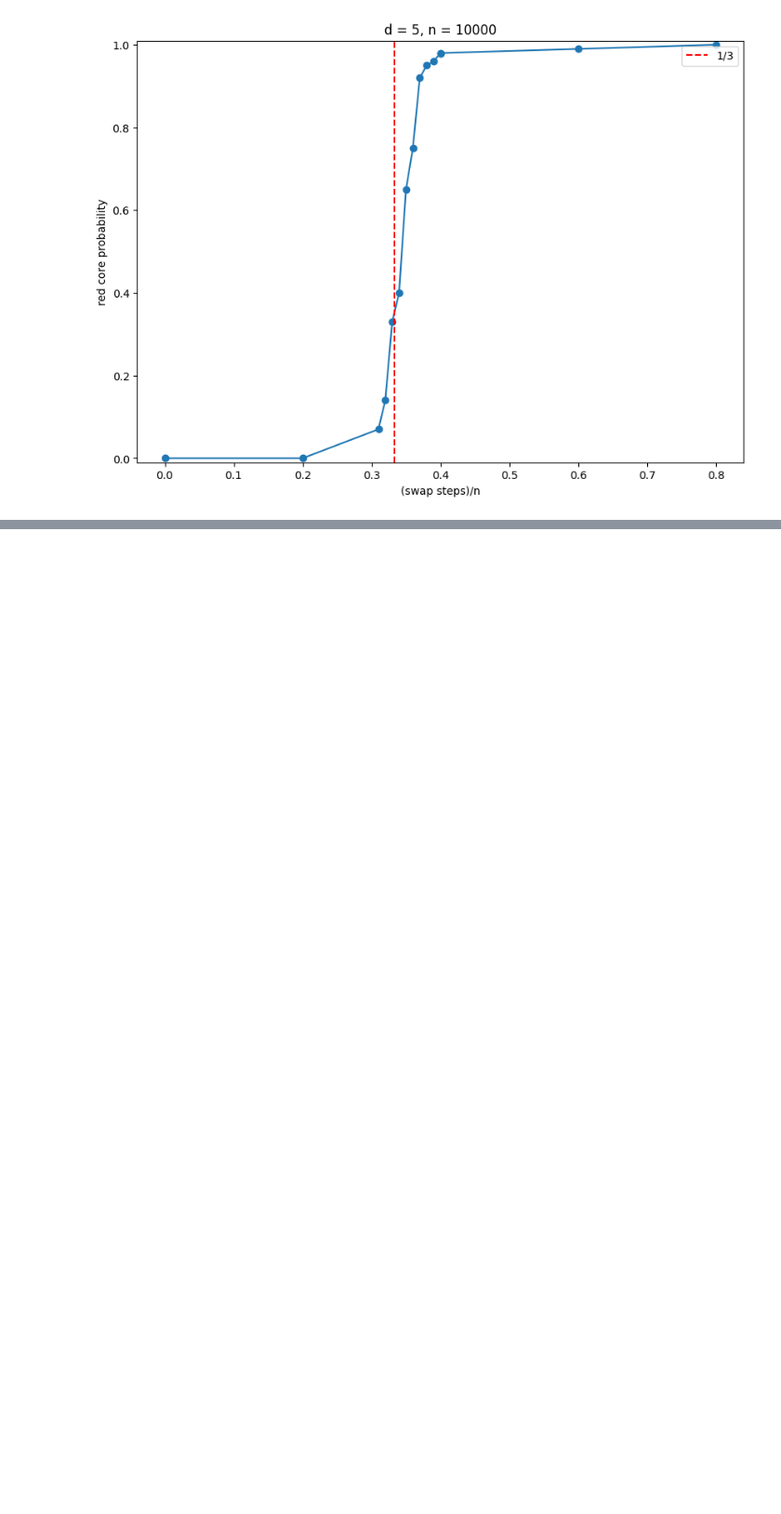
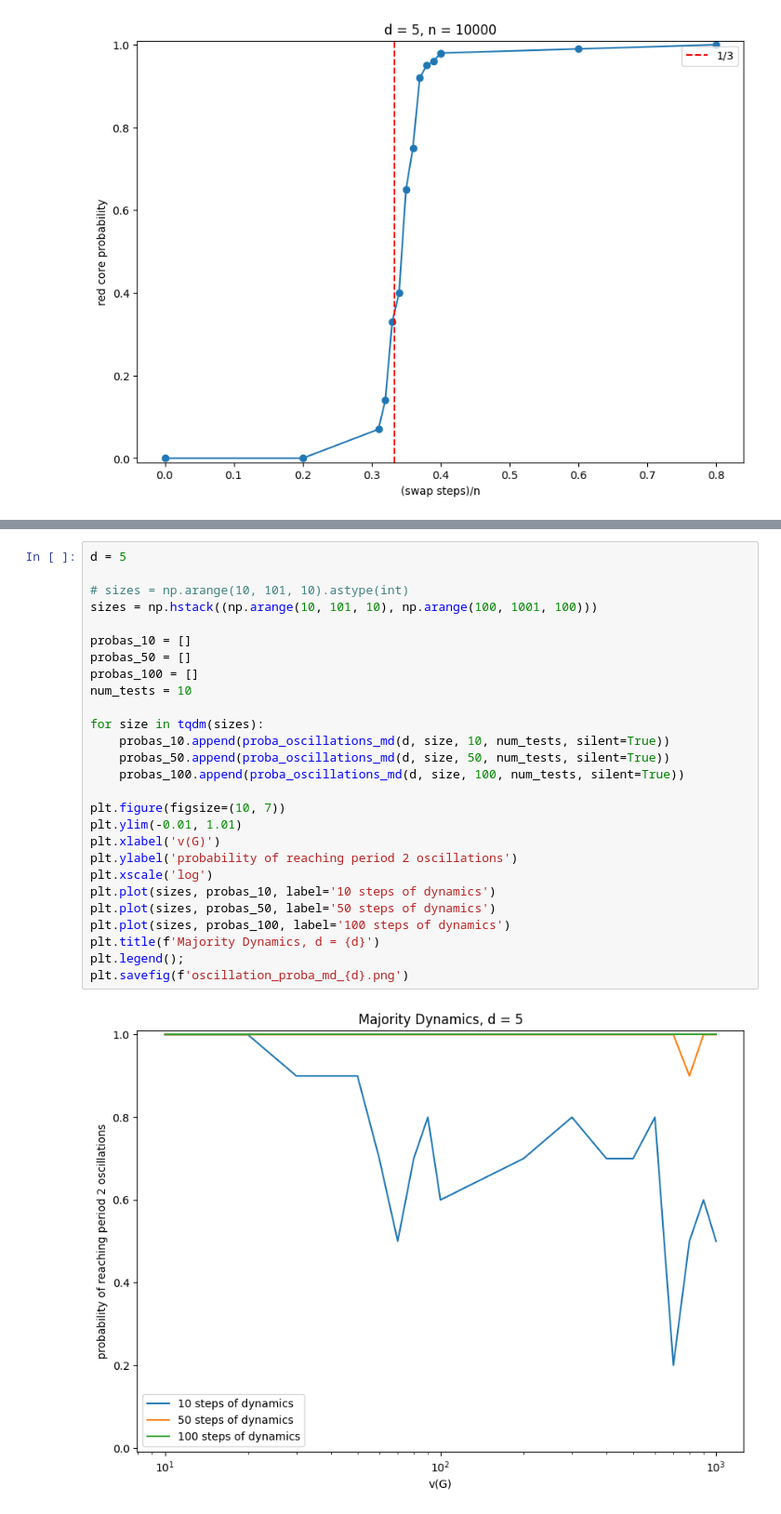
Before and after one commit to Paul566/internal-cuts, a Jupyter notebook: swap-processes.ipynb, the cells around one changed output, grey strips where cells are left out. Shown at 93% size. Drawn from its saved outputs; the diff is of its cells as text; blank space fills up the shorter version.

```diff
--- a/swap-processes.ipynb
+++ b/swap-processes.ipynb
@@ -309,0 +375,29 @@ plt.savefig(f'proba_red_core_swap_{d}_{num_vxs}.png')
+# %%
+d = 5
+
+# sizes = np.arange(10, 101, 10).astype(int)
+sizes = np.hstack((np.arange(10, 101, 10), np.arange(100, 1001, 100)))
+
+probas_10 = []
+probas_50 = []
+probas_100 = []
+num_tests = 10
+
+for size in tqdm(sizes):
+    probas_10.append(proba_oscillations_md(d, size, 10, num_tests, silent=True))
+    probas_50.append(proba_oscillations_md(d, size, 50, num_tests, silent=True))
+    probas_100.append(proba_oscillations_md(d, size, 100, num_tests, silent=True))
+
+plt.figure(figsize=(10, 7))
+plt.ylim(-0.01, 1.01)
+plt.xlabel('v(G)')
+plt.ylabel('probability of reaching period 2 oscillations')
+plt.xscale('log')
+plt.plot(sizes, probas_10, label='10 steps of dynamics')
+plt.plot(sizes, probas_50, label='50 steps of dynamics')
+plt.plot(sizes, probas_100, label='100 steps of dynamics')
+plt.title(f'Majority Dynamics, d = {d}')
+plt.legend();
+plt.savefig(f'oscillation_proba_md_{d}.png')
+# %% [output]
+[figure, added]
```
Also changed, not shown: parts of 11 cells of this notebook, 5 other files.
